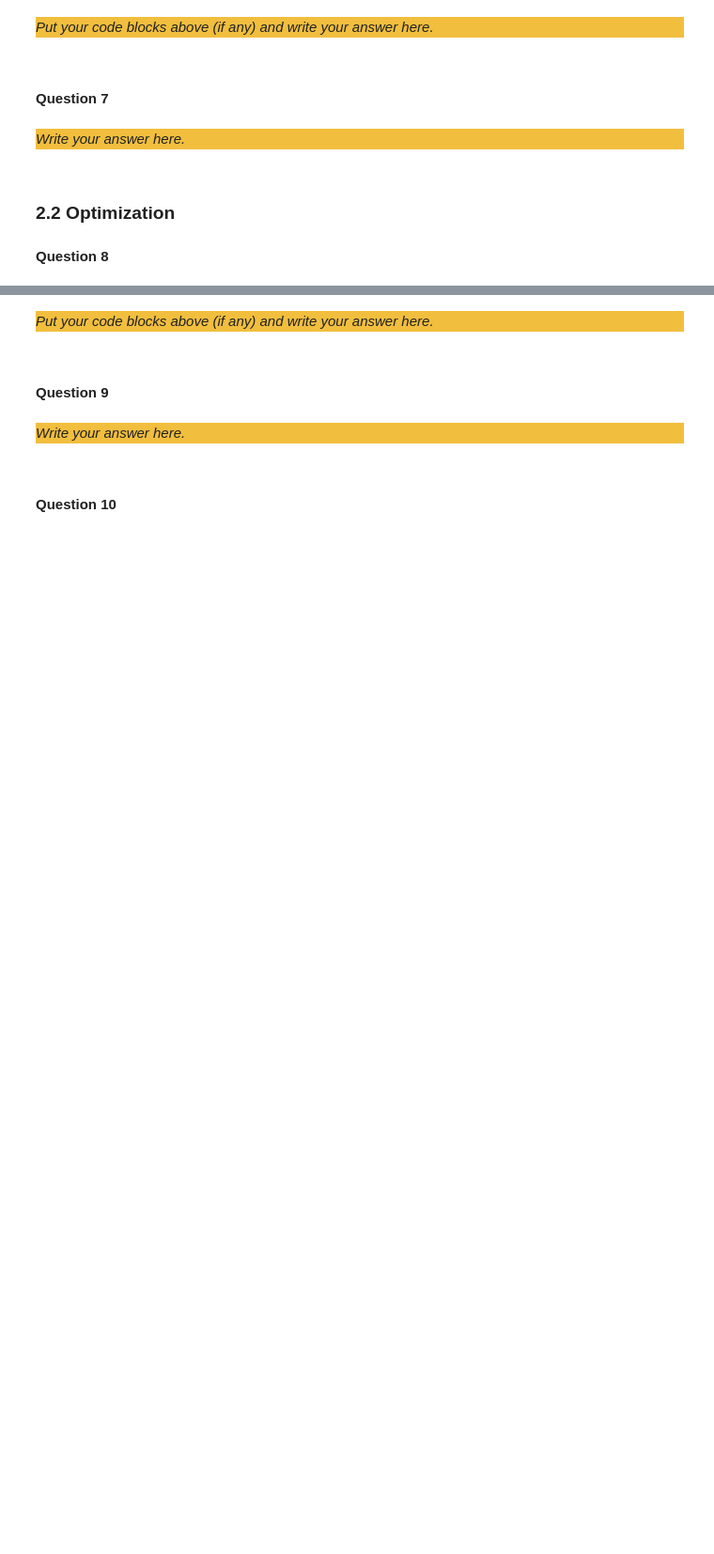
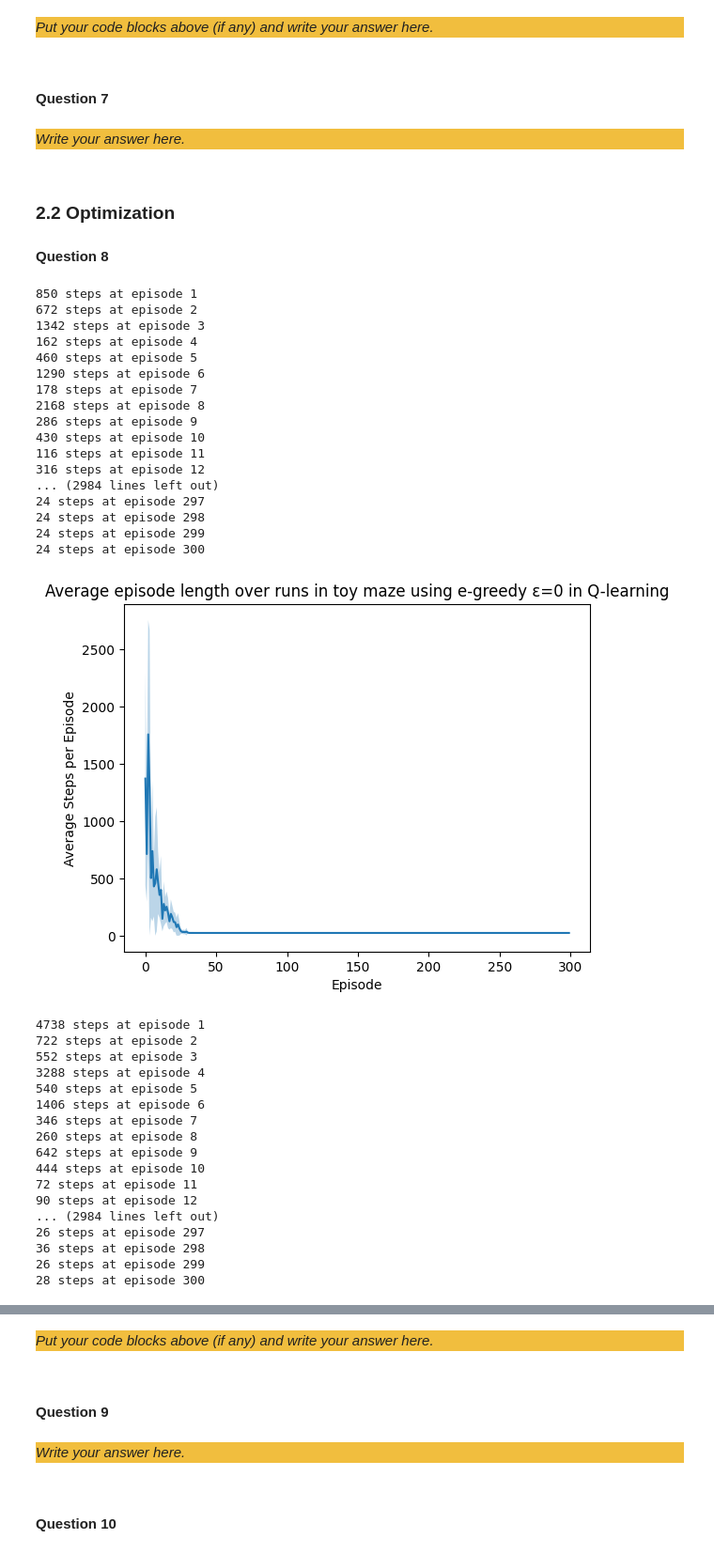
Before and after one commit to fusiatique/ci-assignments, a Jupyter notebook: assignment_3/src/Main.ipynb, the cells around one changed output, grey strips where cells are left out. Shown at 94% size. Drawn from its saved outputs; the diff is of its cells as text; code cells hidden in the pictures; blank space fills up the shorter version.

```diff
--- a/assignment_3/src/Main.ipynb
+++ b/assignment_3/src/Main.ipynb
@@ -565,3 +614,44 @@ _Write your answer here._
 # %% [markdown]
 ### 2.2 Optimization
 #### Question 8
+# %%
+epsilons = [0, 0.1, 0.3, 0.5, 0.9]
+
+for eps in epsilons:
+    plot_average_episode_lengths(run_multiple_q(toy_maze, early_stop=30000, strategy="e_greedy", eps=eps), "toy", learning_type=f"e-greedy ε={eps} in Q-learning")
+# %% [output]
+850 steps at episode 1
+672 steps at episode 2
+1342 steps at episode 3
+162 steps at episode 4
+460 steps at episode 5
+1290 steps at episode 6
+178 steps at episode 7
+2168 steps at episode 8
+286 steps at episode 9
+430 steps at episode 10
+116 steps at episode 11
+316 steps at episode 12
+... (2984 lines left out)
+24 steps at episode 297
+24 steps at episode 298
+24 steps at episode 299
+24 steps at episode 300
+[figure, added]
+4738 steps at episode 1
+722 steps at episode 2
+552 steps at episode 3
+3288 steps at episode 4
+540 steps at episode 5
+1406 steps at episode 6
+346 steps at episode 7
+260 steps at episode 8
+642 steps at episode 9
+444 steps at episode 10
+72 steps at episode 11
+90 steps at episode 12
+... (2984 lines left out)
+26 steps at episode 297
+36 steps at episode 298
+26 steps at episode 299
+28 steps at episode 300
```
Also changed, not shown: parts of 10 cells of this notebook.
